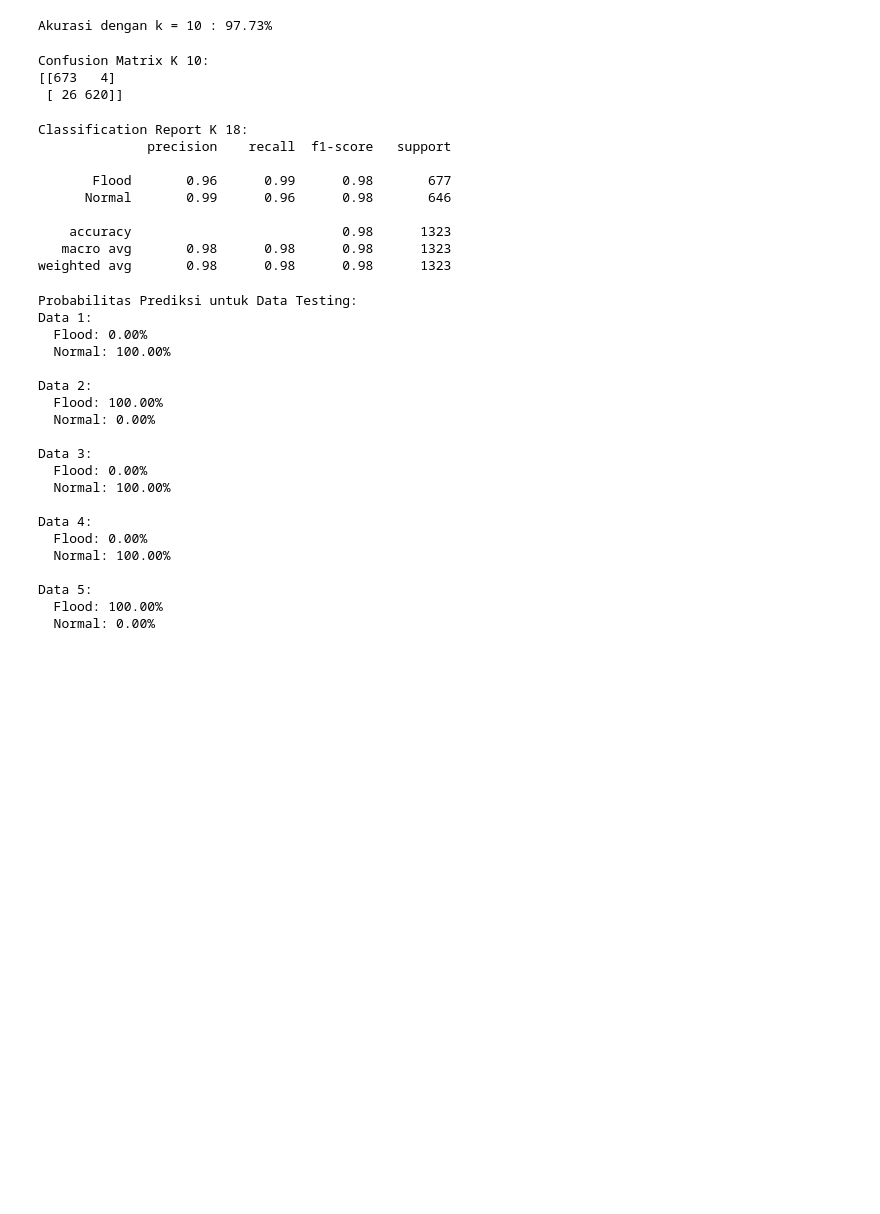
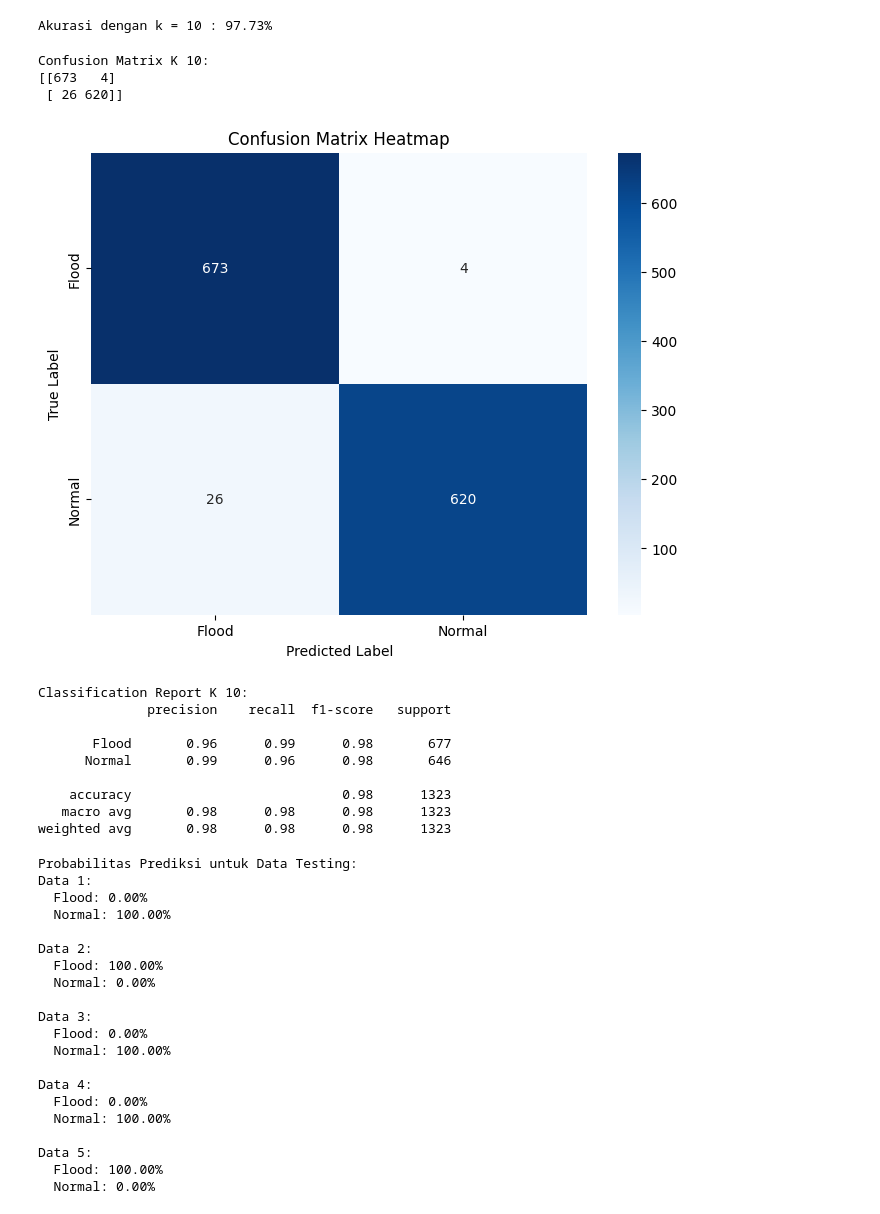
Before and after one commit to NaufalDekha002/NFD_MachineLearning, a Jupyter notebook: NFD_With_KNN.ipynb, the cells around one changed output. Drawn from its saved outputs; the diff is of its cells as text; code cells hidden in the pictures; blank space fills up the shorter version.

```diff
--- a/NFD_With_KNN.ipynb
+++ b/NFD_With_KNN.ipynb
@@ -99,28 +100,40 @@ y_networkpatterns_pred = knn.predict(X_networkpatterns_test)
 print(f'Akurasi dengan k = {k_optimal} : {accuracy_score(y_networkpatterns_test, y_networkpatterns_pred) * 100:.2f}%')
 # %% [output]
 Akurasi dengan k = 10 : 97.73%
+# %%
+# Confusion Matrix
+conf_matrix = confusion_matrix(y_networkpatterns_test, y_networkpatterns_pred)
+
+# Print Confusion Matrix
+print("\nConfusion Matrix K 10: ")
+print(conf_matrix)
+
+# Visualisasi Confusion Matrix dengan Heatmap
+plt.figure(figsize=(8, 6))
+sns.heatmap(conf_matrix, annot=True, fmt="d", cmap="Blues", xticklabels=label_encoder.classes_, yticklabels=label_encoder.classes_)
+plt.title("Confusion Matrix Heatmap")
+plt.xlabel("Predicted Label")
+plt.ylabel("True Label")
+plt.show()
+# %% [output]
+Confusion Matrix K 10:
+[[673   4]
+ [ 26 620]]
+[figure, added]
 # %%
-# Confusion Matrix
-print("\nConfusion Matrix K 10: ")
-print(confusion_matrix(y_networkpatterns_test, y_networkpatterns_pred))
+# Classification Report
+print("\nClassification Report K 10: ")
+print(classification_report(y_networkpatterns_test, y_networkpatterns_pred, target_names=label_encoder.classes_))
 # %% [output]
-Confusion Matrix K 10:
-[[673   4]
- [ 26 620]]
+Classification Report K 10:
+              precision    recall  f1-score   support
+
+       Flood       0.96      0.99      0.98       677
+      Normal       0.99      0.96      0.98       646
+
+    accuracy                           0.98      1323
+   macro avg       0.98      0.98      0.98      1323
+weighted avg       0.98      0.98      0.98      1323
-# %%
-# Classification Report
-print("\nClassification Report K 18: ")
-print(classification_report(y_networkpatterns_test, y_networkpatterns_pred, target_names=label_encoder.classes_))
-# %% [output]
-Classification Report K 18:
-              precision    recall  f1-score   support
-
-       Flood       0.96      0.99      0.98       677
-      Normal       0.99      0.96      0.98       646
-
-    accuracy                           0.98      1323
-   macro avg       0.98      0.98      0.98      1323
-weighted avg       0.98      0.98      0.98      1323
 # %%
 # Prediksi Probabilitas
 print("\nProbabilitas Prediksi untuk Data Testing:")
```
Also changed, not shown: parts of 1 cell of this notebook.
